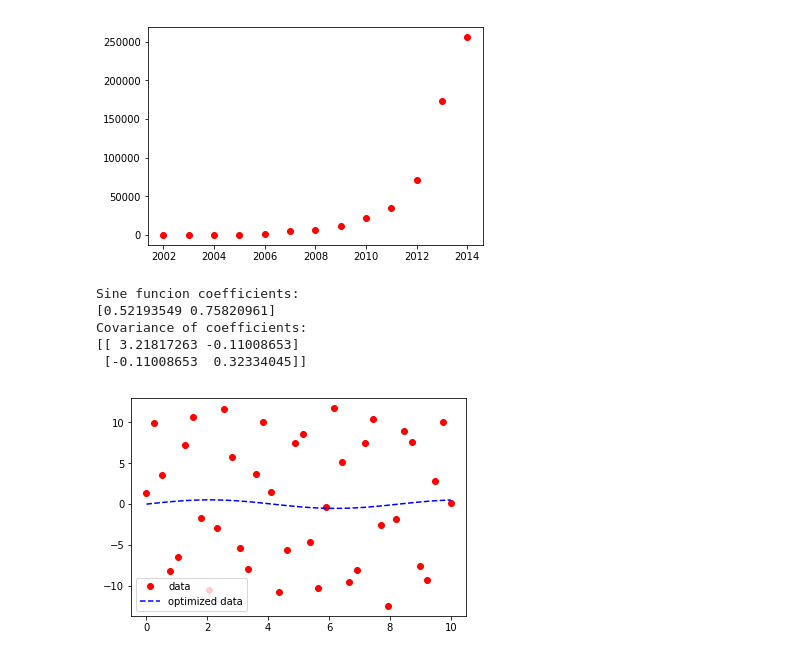
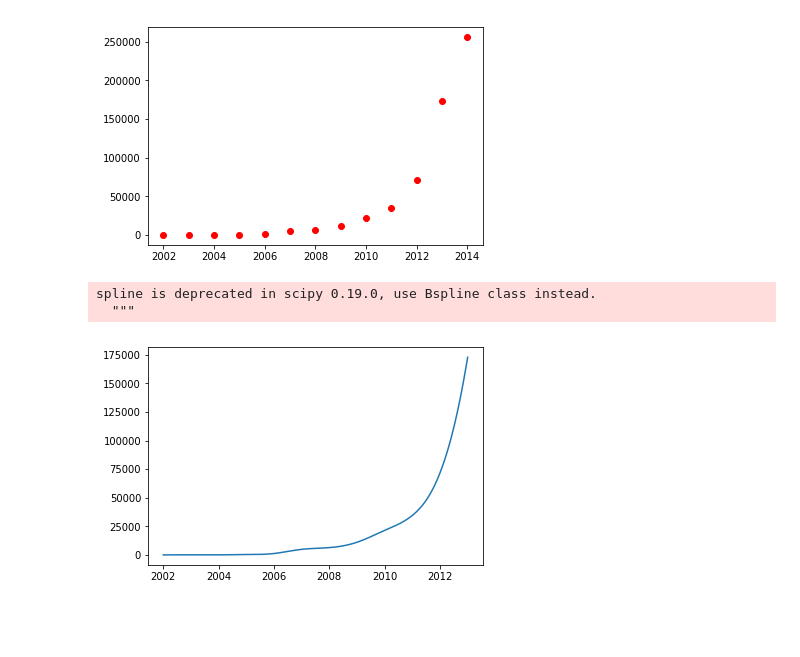
Before and after one commit to crmgogo/SL6MiniProject, a Jupyter notebook: Untitled.ipynb, the cells around one changed output. Drawn from its saved outputs; the diff is of its cells as text; code cells hidden in the pictures; blank space fills up the shorter version.

```diff
--- a/Untitled.ipynb
+++ b/Untitled.ipynb
@@ -408,26 +409,16 @@ pplt.scatter(train_data_frame['year'],train_data_frame['sales'],c='r')
 # %% [output]
 <matplotlib.collections.PathCollection at 0x...>
 [figure]
-# %%
- x = np.linspace(0, 10, num = 40)
-
-# The coefficients are much bigger.
-y = 10.45 * np.sin(5.334 * x) + np.random.normal(size = 40)
-
-def test(x, a, b):
-    return a * np.sin(b * x)
-
-param, param_cov = curve_fit(test, x, y)
-ans = (param[0]*(np.sin(param[1]*x)))
-
-plt.plot(x, y, 'o', color ='red', label ="data")
-plt.plot(x, ans, '--', color ='blue', label ="optimized data")
-plt.legend()
-plt.show()
-# %% [output]
-Sine funcion coefficients:
-[0.52193549 0.75820961]
-Covariance of coefficients:
-[[ 3.21817263 -0.11008653]
- [-0.11008653  0.32334045]]
-[figure, removed]
+# %%
+ x = np.array([2002,2003,2004,2005,2006,2007,2008,2009,2010,2011,2012,2013])
+ y = np.array([sales_2002,sales_2003,sales_2004,sales_2005,sales_2006,sales_2007,sales_2008,sales_2009,sales_2010,sales_2011,sales_2012,sales_2013])
+
+xsmooth=np.linspace(x.min(),x.max(),300)
+ysmooth=spline(x,y,xsmooth)
+
+plt.plot(xsmooth,ysmooth)
+plt.show()
+# %% [output]
+spline is deprecated in scipy 0.19.0, use Bspline class instead.
+  """
+[figure, added]
```
Also changed, not shown: parts of 1 cell of this notebook.
